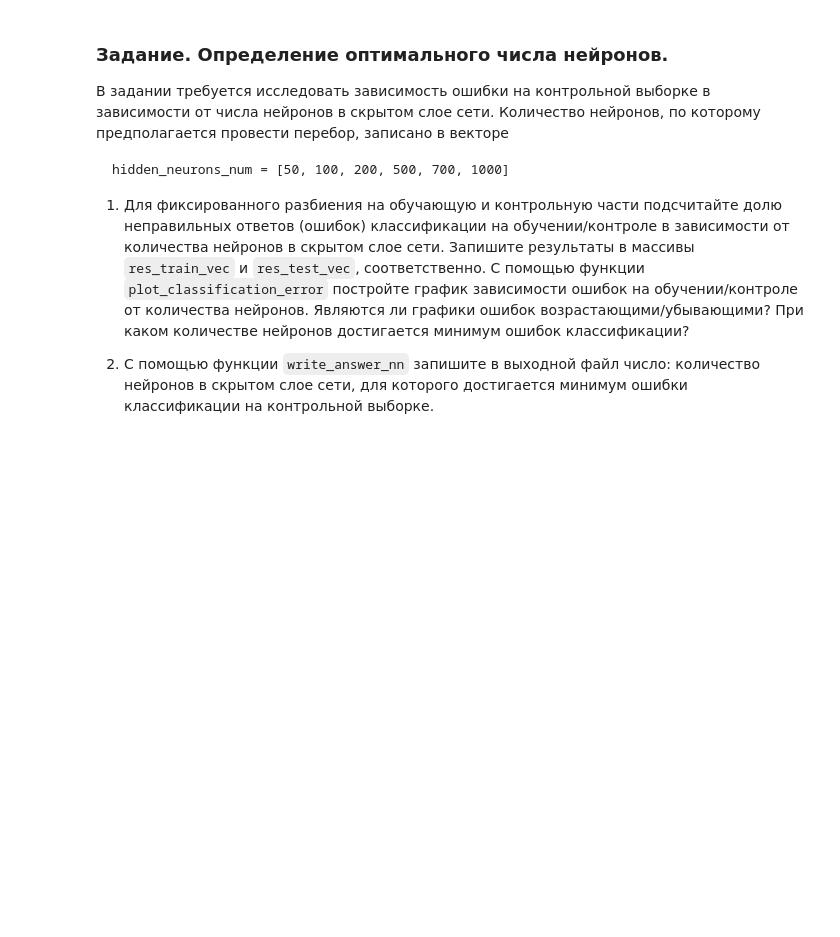
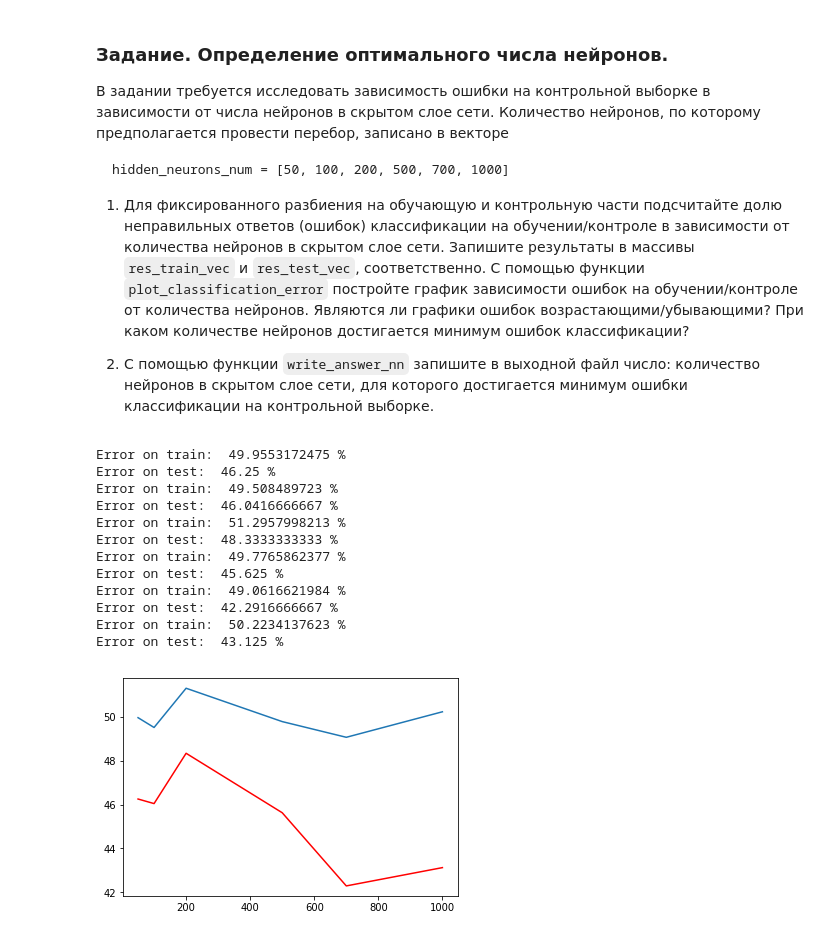
Before and after one commit to adrianoff/ml_coursera, a Jupyter notebook: curs2/week5/task_nn.ipynb, the cells around one changed output. Saved outputs shown, nothing was run; the diff lists cells and outputs as text; code cells hidden in the pictures; blank space fills up the shorter version.

```diff
--- a/curs2/week5/task_nn.ipynb
+++ b/curs2/week5/task_nn.ipynb
@@ -173,29 +178,64 @@ hidden_neurons_num = [50, 100, 200, 500, 700, 1000]
 # %%
 random.seed(0) # Зафиксируем seed для получния воспроизводимого результата
 np.random.seed(0)
 
+
 def plot_classification_error(hidden_neurons_num, res_train_vec, res_test_vec):
-# hidden_neurons_num -- массив размера h, содержащий количество нейронов, по которому предполагается провести перебор,
-#   hidden_neurons_num = [50, 100, 200, 500, 700, 1000];
-# res_train_vec -- массив размера h, содержащий значения доли неправильных ответов классификации на обучении;
-# res_train_vec -- массив размера h, содержащий значения доли неправильных ответов классификации на контроле
+    # hidden_neurons_num -- массив размера h, содержащий количество нейронов, по которому предполагается провести перебор,
+    #   hidden_neurons_num = [50, 100, 200, 500, 700, 1000];
+    # res_train_vec -- массив размера h, содержащий значения доли неправильных ответов классификации на обучении;
+    # res_train_vec -- массив размера h, содержащий значения доли неправильных ответов классификации на контроле
     plt.figure()
     plt.plot(hidden_neurons_num, res_train_vec)
     plt.plot(hidden_neurons_num, res_test_vec, '-r')
 
 def write_answer_nn(optimal_neurons_num):
     with open("nnets_answer1.txt", "w") as fout:
         fout.write(str(optimal_neurons_num))
 
 hidden_neurons_num = [50, 100, 200, 500, 700, 1000]
 res_train_vec = list()
 res_test_vec = list()
 
 for nnum in hidden_neurons_num:
+    net = buildNetwork(ds_train.indim, nnum, ds_train.outdim, outclass=SoftmaxLayer)
+    init_params = np.random.random((len(net.params)))
+
+    net._setParameters(init_params)
+    trainer = BackpropTrainer(net, dataset=ds_train) # Инициализируем модуль оптимизации
+    err_train, err_val = trainer.trainUntilConvergence(maxEpochs=MAX_EPOCHS)
+
+    res_train = net.activateOnDataset(ds_train).argmax(axis=1)
+
+    p_err_train = percentError(res_train, ds_train['target'].argmax(axis=1))
+    res_train_vec.append(p_err_train)
+    print 'Error on train: ', p_err_train, '%' # Подсчет ошибки
+    res_test = net.activateOnDataset(ds_test).argmax(axis=1)
+
+    p_err_test = percentError(res_test, ds_test['target'].argmax(axis=1))
+    res_test_vec.append(p_err_test)
+    print 'Error on test: ', p_err_test, '%'
+
+    pass
+    #net = buildNetwork(ds_train.indim, nnum, ds_train.outdim, outclass=SoftmaxLayer)
     # Put your code here
     # Не забудьте про инициализацию весов командой np.random.random((len(net.params)))
 
 # Постройте график зависимости ошибок на обучении и контроле в зависимости от количества нейронов
 plot_classification_error(hidden_neurons_num, res_train_vec, res_test_vec)
 #  Запишите в файл количество нейронов, при котором достигается минимум ошибки на контроле
 write_answer_nn(hidden_neurons_num[res_test_vec.index(min(res_test_vec))])
+# %% [output]
+Error on train:  49.9553172475 %
+Error on test:  46.25 %
+Error on train:  49.508489723 %
+Error on test:  46.0416666667 %
+Error on train:  51.2957998213 %
+Error on test:  48.3333333333 %
+Error on train:  49.7765862377 %
+Error on test:  45.625 %
+Error on train:  49.0616621984 %
+Error on test:  42.2916666667 %
+Error on train:  50.2234137623 %
+Error on test:  43.125 %
+[figure, added]
```
Also changed, not shown: parts of 2 cells of this notebook, 10 other files.
